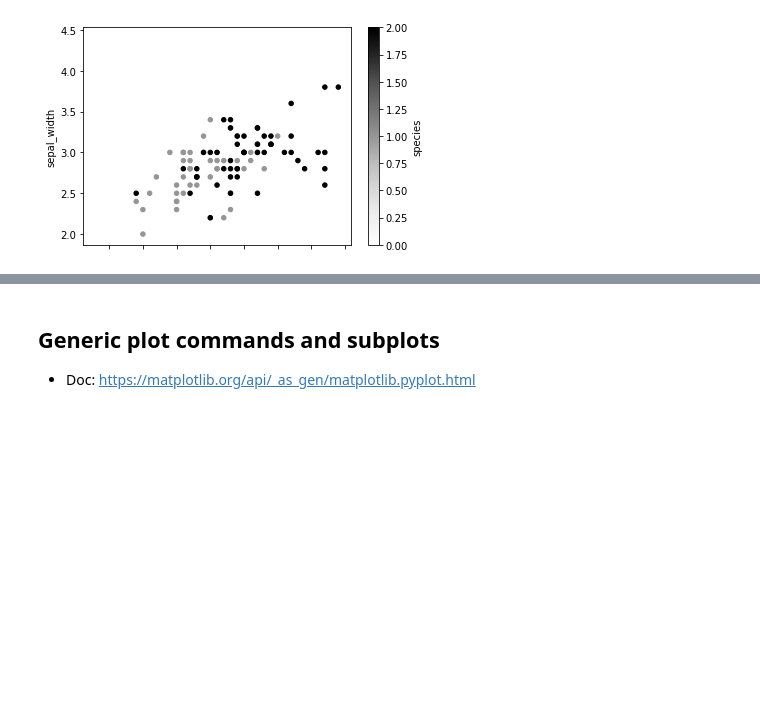
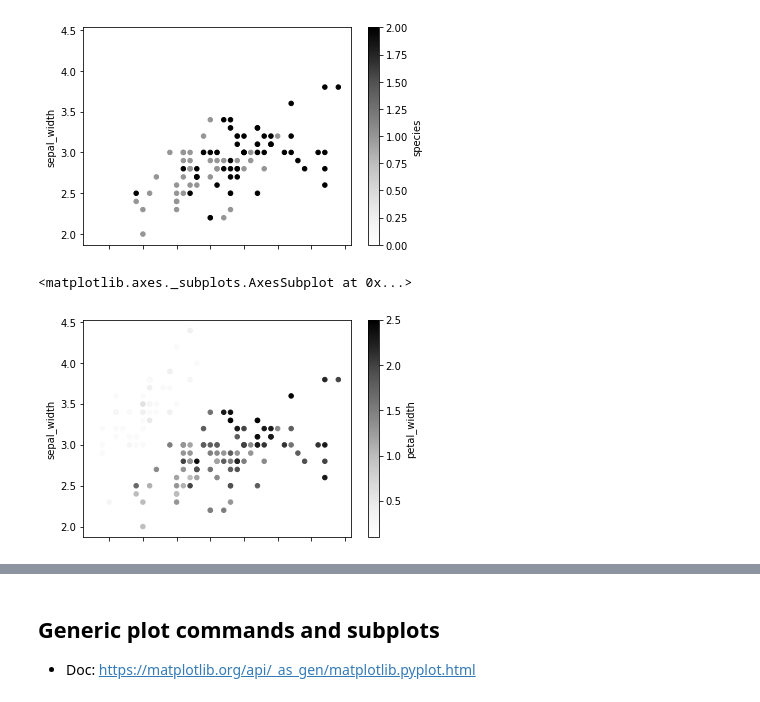
Before and after one commit to lichtend/fall2019, a Jupyter notebook: week2/Week2.ipynb, the cells around one changed output, grey strips where cells are left out. Cells and saved outputs as stored; diff of their text form; code cells hidden in the pictures; blank space fills up the shorter version.

```diff
--- a/week2/Week2.ipynb
+++ b/week2/Week2.ipynb
@@ -612,4 +612,7 @@ iris_df.plot.scatter(x="sepal_length", y="sepal_width", c="species")
 <matplotlib.axes._subplots.AxesSubplot at 0x...>
 [figure]
 # %%
-iris_df.plot.scatter(x="sepal_length", y="sep")
+iris_df.plot.scatter(x="sepal_length", y="sepal_width", c="petal_width")
+# %% [output]
+<matplotlib.axes._subplots.AxesSubplot at 0x...>
+[figure, added]
```
Also changed, not shown: parts of 1 cell of this notebook, 3 other files.
